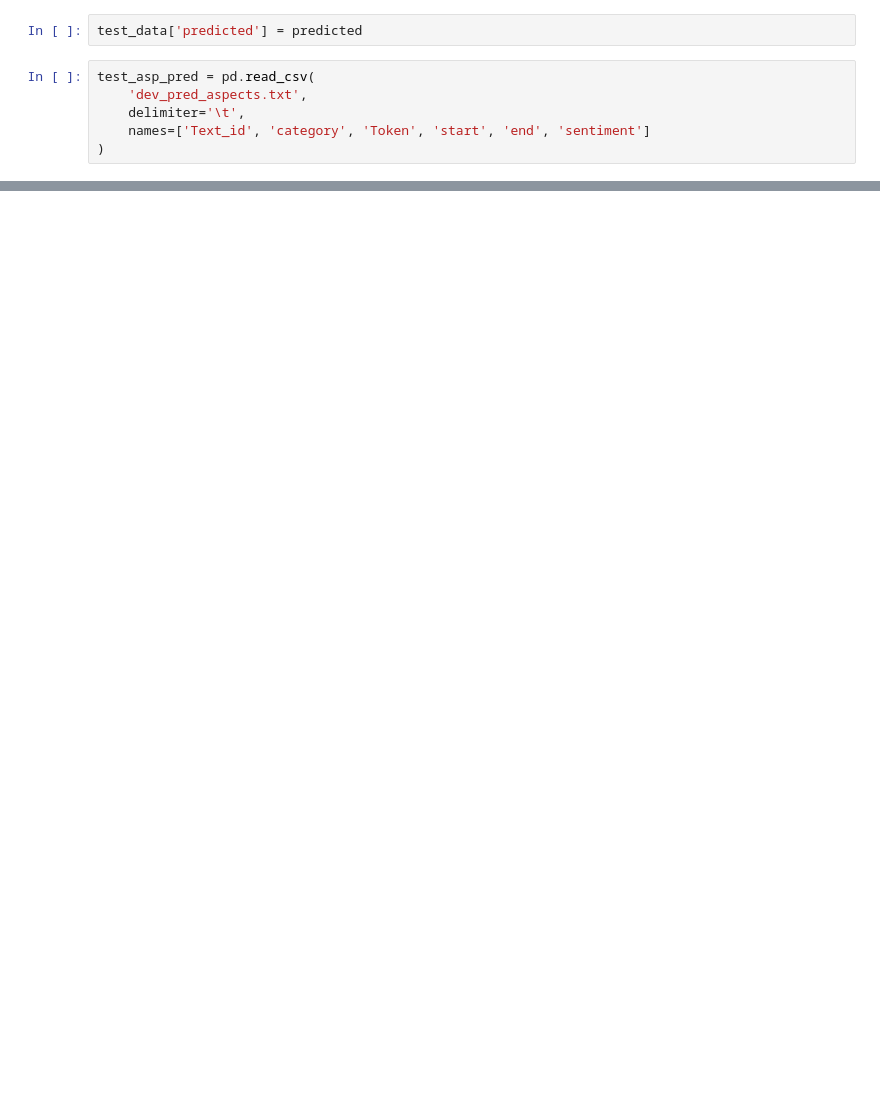
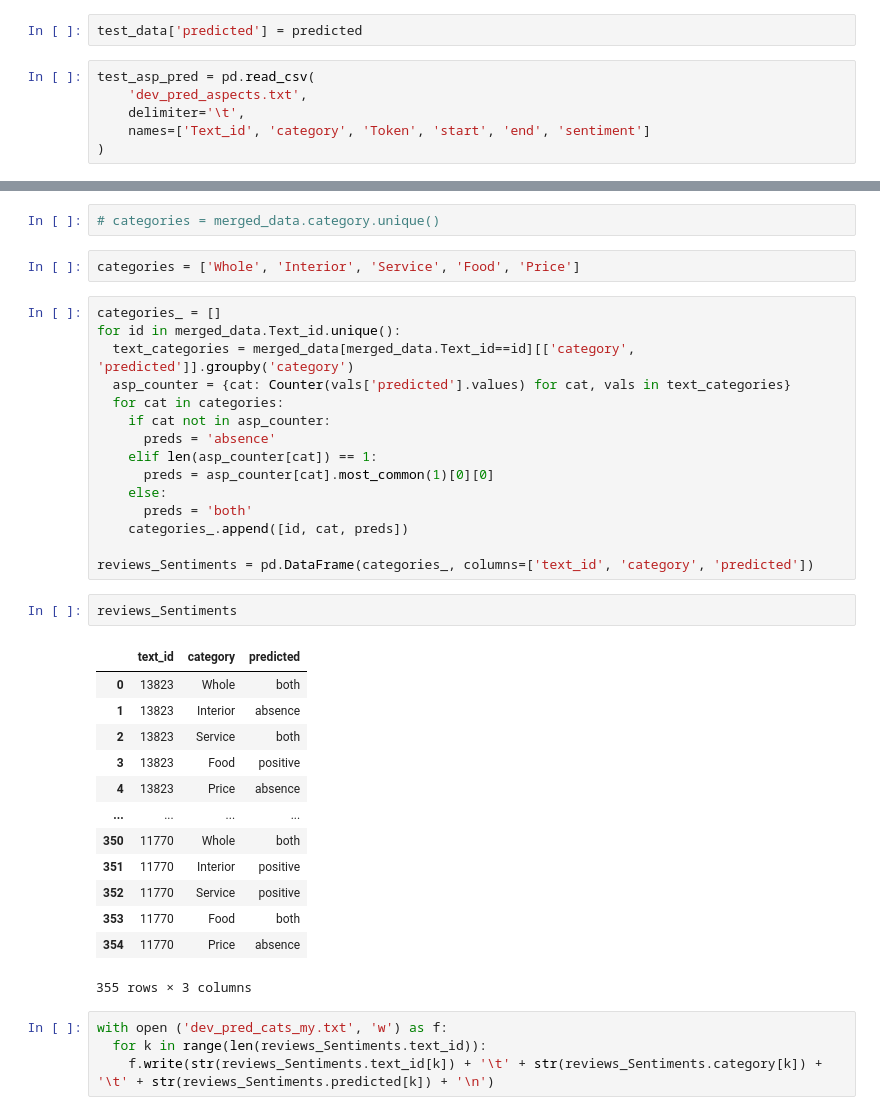
Before and after one commit to kseniakoshkina/nlp-project, a Jupyter notebook: Sentiment.ipynb, the cells around one changed output, grey strips where cells are left out. Drawn from its saved outputs; the diff is of its cells as text; blank space fills up the shorter version.

```diff
--- a/Sentiment.ipynb
+++ b/Sentiment.ipynb
@@ -771,0 +783,39 @@ test_asp_pred = pd.read_csv(
+# %%
+# categories = merged_data.category.unique()
+# %%
+categories = ['Whole', 'Interior', 'Service', 'Food', 'Price']
+# %%
+categories_ = []
+for id in merged_data.Text_id.unique():
+  text_categories = merged_data[merged_data.Text_id==id][['category', 'predicted']].groupby('category')
+  asp_counter = {cat: Counter(vals['predicted'].values) for cat, vals in text_categories}
+  for cat in categories:
+    if cat not in asp_counter:
+      preds = 'absence'
+    elif len(asp_counter[cat]) == 1:
+      preds = asp_counter[cat].most_common(1)[0][0]
+    else:
+      preds = 'both'
+    categories_.append([id, cat, preds])
+
+reviews_Sentiments = pd.DataFrame(categories_, columns=['text_id', 'category', 'predicted'])
+# %%
+reviews_Sentiments
+# %% [output]
+|  | text_id | category | predicted |
+| 0 | 13823 | Whole | both |
+| 1 | 13823 | Interior | absence |
+| 2 | 13823 | Service | both |
+| 3 | 13823 | Food | positive |
+| 4 | 13823 | Price | absence |
+| ... | ... | ... | ... |
+| 350 | 11770 | Whole | both |
+| 351 | 11770 | Interior | positive |
+| 352 | 11770 | Service | positive |
+| 353 | 11770 | Food | both |
+| 354 | 11770 | Price | absence |
+355 rows × 3 columns
+# %%
+with open ('dev_pred_cats_my.txt', 'w') as f:
+  for k in range(len(reviews_Sentiments.text_id)):
+    f.write(str(reviews_Sentiments.text_id[k]) + '\t' + str(reviews_Sentiments.category[k]) + '\t' + str(reviews_Sentiments.predicted[k]) + '\n')
```
Also changed, not shown: parts of 28 cells of this notebook, 1 other file.
